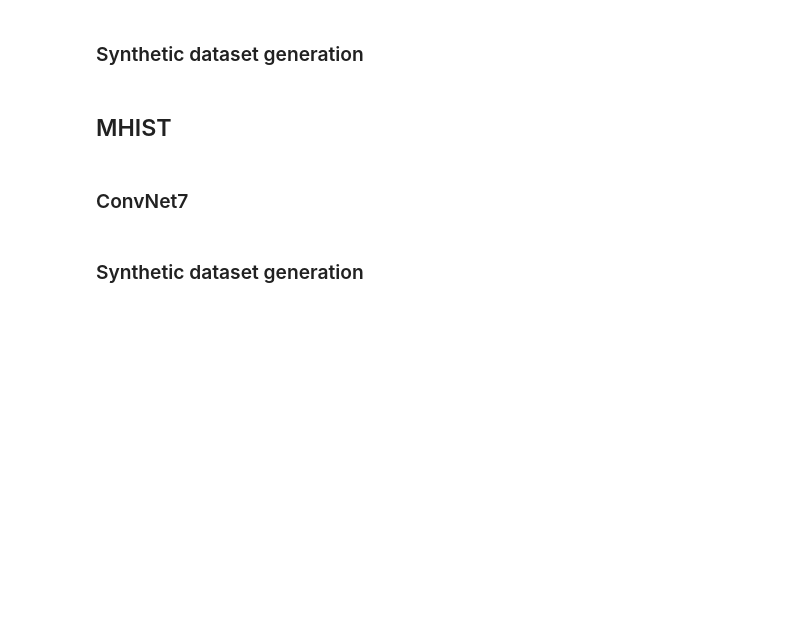
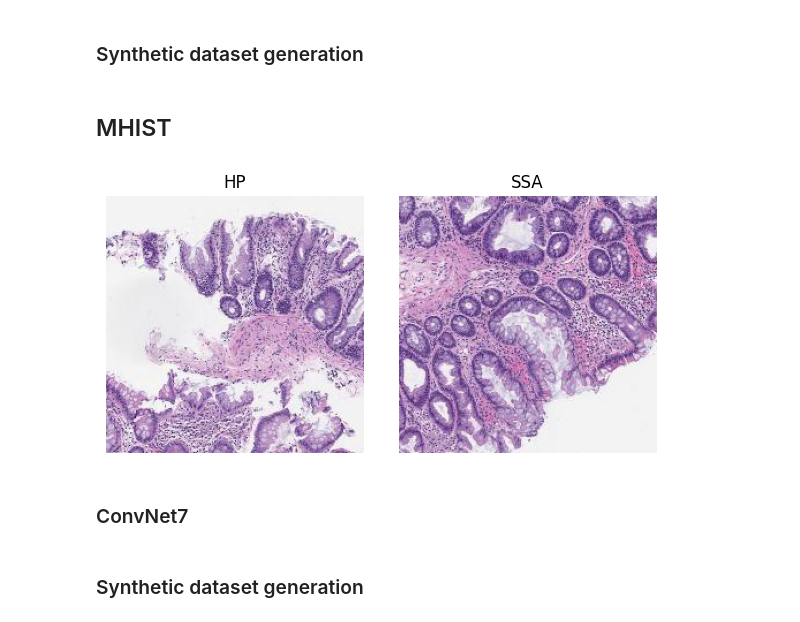
Before and after one commit to Swapnil949/ECE1512_2024F_ProjectRepo_SwapnilPatel, a Jupyter notebook: project_A/src/task1.ipynb, the cells around one changed output. Saved outputs shown, nothing was run; the diff lists cells and outputs as text; code cells hidden in the pictures; blank space fills up the shorter version.

```diff
--- a/project_A/src/task1.ipynb
+++ b/project_A/src/task1.ipynb
@@ -10,33 +10,28 @@ from torch.utils.data import Dataset
 
 
 class MHISTDataset(Dataset):
-    def __init__(self, split_dir, train=True, transform=None):
+    def __init__(self, images_dir, annotations_file, train=True, transform=None):
         """
         Args:
-            split_dir (str): Directory containing the split images (e.g., 'images-split/train' or 'images-split/test').
+            images_dir (str): Directory containing all images.
+            annotations_file (str): Path to the CSV file with annotations.
+            train (bool): Flag indicating whether to load the training or test partition.
             transform (callable, optional): Optional transform to be applied on a sample.
         """
-        self.split_dir = Path(split_dir)
-        if train:
-            self.split_dir = self.split_dir / 'train'
-        else:
-            self.split_dir = self.split_dir / 'test'
+        self.images_dir = Path(images_dir)
+        self.annotations = pd.read_csv(annotations_file)
+        self.transform = transform
 
-        self.transform = transform
+        # Filter annotations based on the partition
+        partition = 'train' if train else 'test'
+        self.annotations = self.annotations[self.annotations['Partition'] == partition]
 
         # Map folder names to class labels
         self.label_map = {"HP": 0, "SSA": 1}
 
         # Gather image file paths and their corresponding labels
-        self.image_paths = []
-        self.labels = []
-
-        for label_name, label_value in self.label_map.items():
-            class_dir = self.split_dir / label_name
-            if class_dir.exists():
-                for img_path in class_dir.rglob('*.*'):  # Recursively list all image files
-                    self.image_paths.append(img_path)
-                    self.labels.append(label_value)
+        self.image_paths = self.annotations['Image Name'].apply(lambda x: self.images_dir / x).tolist()
+        self.labels = self.annotations['Majority Vote Label'].map(self.label_map).tolist()
 
     def __len__(self):
         return len(self.image_paths)
@@ -2001,33 +1997,35 @@ plt.tight_layout()
 # %%
 (
     channel,
     im_size,
     num_classes,
     class_names,
     mean,
     std,
     train_MHIST_dataset,
     test_MHIST_dataset,
     test_MHIST_dataloader,
     train_MHIST_dataloader,
 ) = get_dataset("MHIST", "../datasets")
 
-indices = [100, 1560]
+indices = [100, 1800]
 
 # plot 2 images from the dataset
 fig, axes = plt.subplots(1, 2, figsize=(6, 3))
 for i, ax in enumerate(axes.flat):
     image, label = train_MHIST_dataset[indices[i]]
     # Transpose the image from [3, 224, 224] to [224, 224, 3] for plotting
     image = image.permute(1, 2, 0)
     ax.imshow(image)
     if label == 0:
         ax.set_title("HP")
     else:
         ax.set_title("SSA")
     ax.axis("off")
 plt.tight_layout()
 plt.savefig(figures_dir + "MHIST_dataset.png", dpi=300)
+# %% [output]
+[figure, added]
 # %% [markdown]
 ### ConvNet7
 # %%
```
Also changed, not shown: parts of 3 cells of this notebook, 4 other files.
